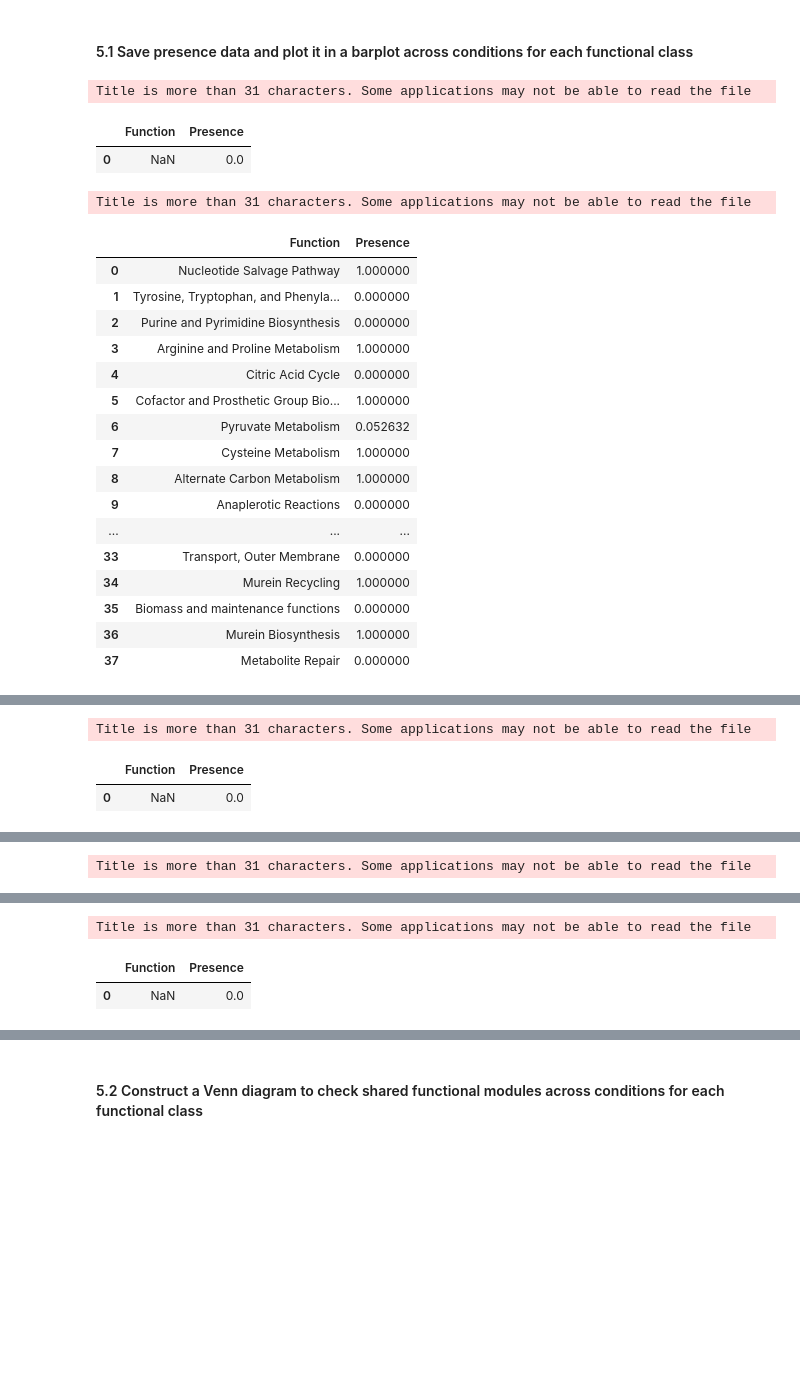
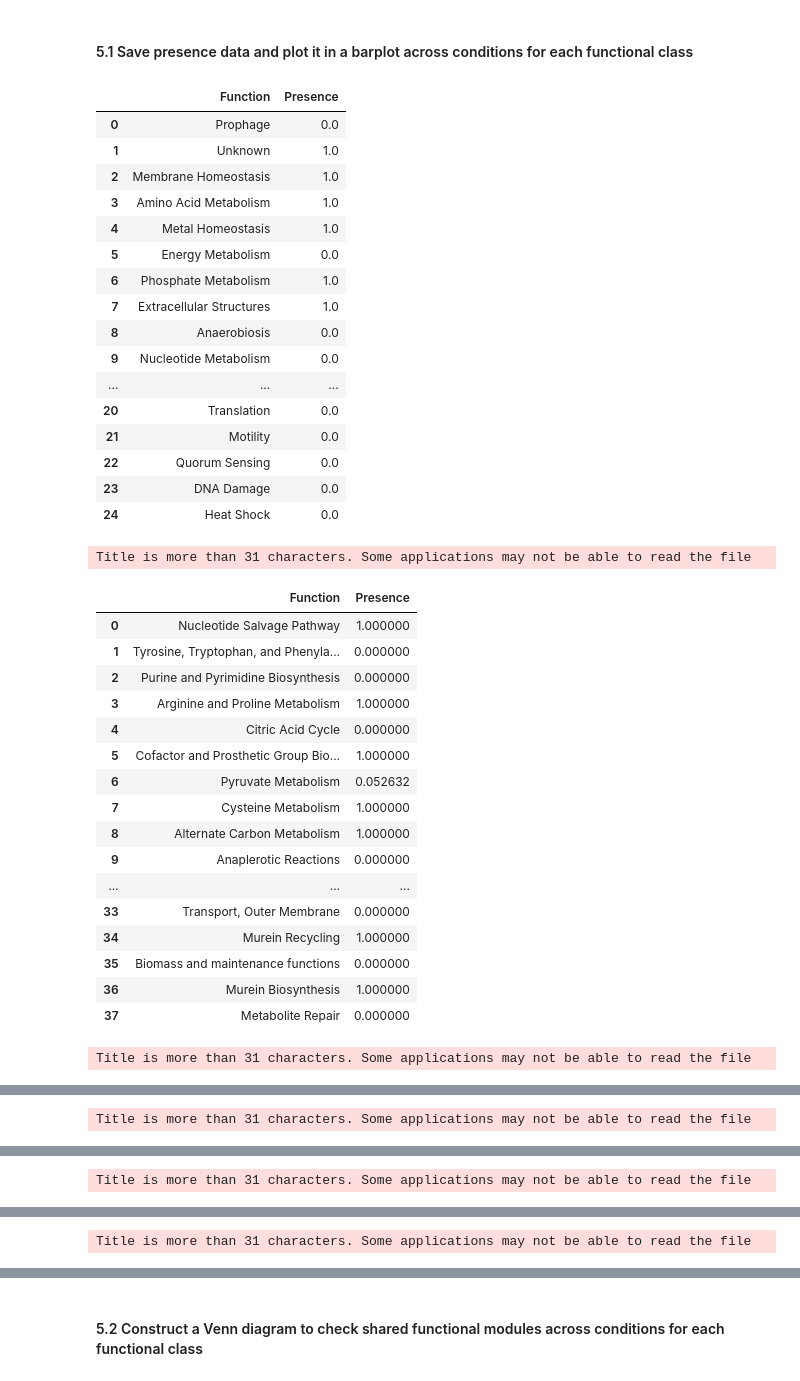
Before and after one commit to extrevaro/e-merlin, a Jupyter notebook: Study-level_enrichment_analysis.ipynb, the cells around one changed output, grey strips where cells are left out. Saved outputs shown, nothing was run; the diff lists cells and outputs as text; code cells hidden in the pictures; blank space fills up the shorter version.

```diff
--- a/Study-level_enrichment_analysis.ipynb
+++ b/Study-level_enrichment_analysis.ipynb
@@ -323,52 +324,67 @@ func_dict = {'Function-1' : 'imodulon_function',
 
 for result_type in sensitivity_result_dict:
     in_every_cutoff[result_type] = {}
     #create the filename according to the pattern <species>_<study>_enriched_functions.xlsx
-    with pd.ExcelWriter('pseudomonas_carbon_source_enriched_'+result_type+'.xlsx') as writer:
+    with pd.ExcelWriter('ecoli_carbon_source_enriched_'+result_type+'.xlsx') as writer:
         for condition in sensitivity_result_dict[result_type]:
             sensitivity_data = sensitivity_result_dict[result_type][condition]
             if result_type == 'Gene':
                 set_id = '-'.join([condition.replace(':',''),result_type])
                 sensitivity_data.to_excel(writer, sheet_name=set_id)
                 in_every_cutoff[result_type][set_id] = set(sensitivity_data.loc[sensitivity_data["Presence"]==1.0, result_type].tolist())
             if result_type == 'Function':
                 fc_index = 1
                 for sensitivity_df in sensitivity_data:
                     display(sensitivity_df)
                     f = result_type+'-'+str(fc_index)
                     set_id = '-'.join([condition.replace(':',''),f])
                     #Plot the function sensitivity analysis:
                     fig = px.bar(sensitivity_df, x="Function", y="Presence")
                     fig.update_layout(title=dict(text='<b>Function presence using different cutoff values for '+condition+'<b>',x=0.5),
                                       xaxis=dict(tickangle=45),
                                       height = 600
                                      )
                     display(fig)
                     fig_name = set_id.replace(f,func_dict[f])+'_presence.png'
                     fig_save_path='/'.join(['results',species,study_name,'Figures',fig_name])
                     fig.write_image(fig_save_path)
                     fc_index += 1
                     in_every_cutoff[result_type][set_id] = set(sensitivity_df.loc[sensitivity_df["Presence"]==1.0, result_type].tolist())
                     sensitivity_df.to_excel(writer, sheet_name=set_id)
 # %% [output]
+|  | Function | Presence |
+| 0 | Prophage | 0.0 |
+| 1 | Unknown | 1.0 |
+| 2 | Membrane Homeostasis | 1.0 |
+| 3 | Amino Acid Metabolism | 1.0 |
+| 4 | Metal Homeostasis | 1.0 |
+| 5 | Energy Metabolism | 0.0 |
+| 6 | Phosphate Metabolism | 1.0 |
+| 7 | Extracellular Structures | 1.0 |
+| 8 | Anaerobiosis | 0.0 |
+| 9 | Nucleotide Metabolism | 0.0 |
+| ... | ... | ... |
+| 20 | Translation | 0.0 |
+| 21 | Motility | 0.0 |
+| 22 | Quorum Sensing | 0.0 |
+| 23 | DNA Damage | 0.0 |
+| 24 | Heat Shock | 0.0 |
 Title is more than 31 characters. Some applications may not be able to read the file
-|  | Function | Presence |
-| 0 | NaN | 0.0 |
+|  | Function | Presence |
+| 0 | Nucleotide Salvage Pathway | 1.000000 |
+| 1 | Tyrosine, Tryptophan, and Phenyla... | 0.000000 |
+| 2 | Purine and Pyrimidine Biosynthesis | 0.000000 |
+| 3 | Arginine and Proline Metabolism | 1.000000 |
+| 4 | Citric Acid Cycle | 0.000000 |
+| 5 | Cofactor and Prosthetic Group Bio... | 1.000000 |
+| 6 | Pyruvate Metabolism | 0.052632 |
+| 7 | Cysteine Metabolism | 1.000000 |
+| 8 | Alternate Carbon Metabolism | 1.000000 |
+| 9 | Anaplerotic Reactions | 0.000000 |
+| ... | ... | ... |
+| 33 | Transport, Outer Membrane | 0.000000 |
+| 34 | Murein Recycling | 1.000000 |
+| 35 | Biomass and maintenance functions | 0.000000 |
+| 36 | Murein Biosynthesis | 1.000000 |
+| 37 | Metabolite Repair | 0.000000 |
 Title is more than 31 characters. Some applications may not be able to read the file
-|  | Function | Presence |
-| 0 | Nucleotide Salvage Pathway | 1.000000 |
-| 1 | Tyrosine, Tryptophan, and Phenyla... | 0.000000 |
-| 2 | Purine and Pyrimidine Biosynthesis | 0.000000 |
-| 3 | Arginine and Proline Metabolism | 1.000000 |
-| 4 | Citric Acid Cycle | 0.000000 |
-| 5 | Cofactor and Prosthetic Group Bio... | 1.000000 |
-| 6 | Pyruvate Metabolism | 0.052632 |
-| 7 | Cysteine Metabolism | 1.000000 |
-| 8 | Alternate Carbon Metabolism | 1.000000 |
-| 9 | Anaplerotic Reactions | 0.000000 |
-| ... | ... | ... |
-| 33 | Transport, Outer Membrane | 0.000000 |
-| 34 | Murein Recycling | 1.000000 |
-| 35 | Biomass and maintenance functions | 0.000000 |
-| 36 | Murein Biosynthesis | 1.000000 |
-| 37 | Metabolite Repair | 0.000000 |
@@ -375,3 +408 @@ Title is more than 31 characters. Some applications may not be able to read the
 Title is more than 31 characters. Some applications may not be able to read the file
-|  | Function | Presence |
-| 0 | NaN | 0.0 |
@@ -396,3 +444 @@ Title is more than 31 characters. Some applications may not be able to read the
 Title is more than 31 characters. Some applications may not be able to read the file
-|  | Function | Presence |
-| 0 | NaN | 0.0 |
```
Also changed, not shown: parts of 30 cells of this notebook, 48 other files.
